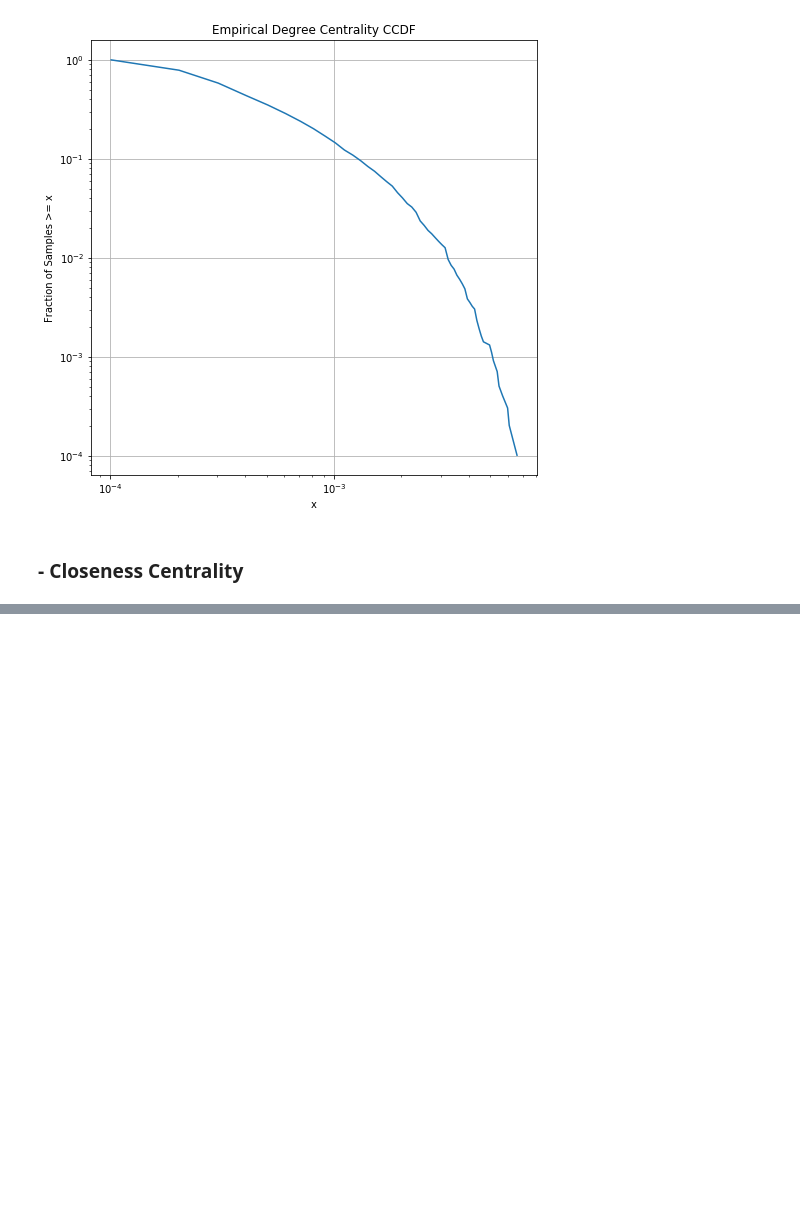
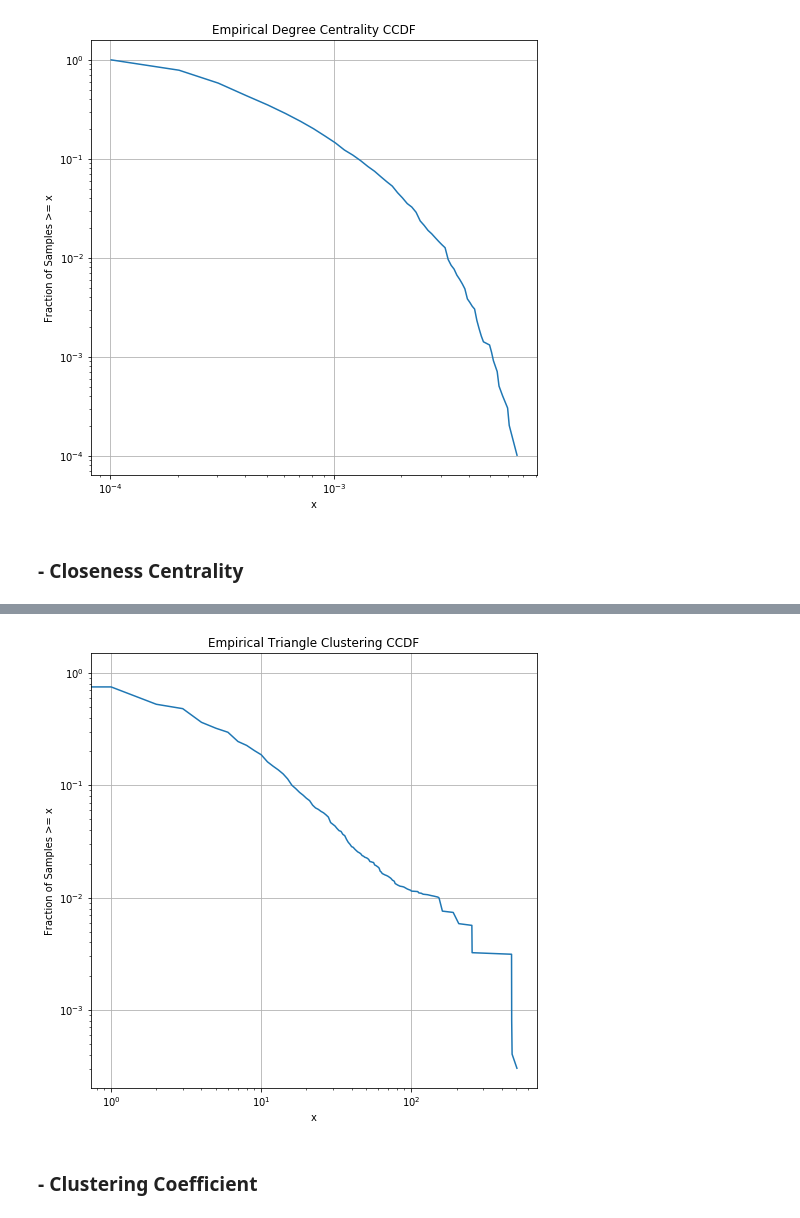
Before and after one commit to hieifn/redes-complexas, a Jupyter notebook: Trabalho1 - Redes Complexas.ipynb, the cells around one changed output, grey strips where cells are left out. Cells and saved outputs as stored; diff of their text form; code cells hidden in the pictures; blank space fills up the shorter version.

```diff
--- a/Trabalho1 - Redes Complexas.ipynb
+++ b/Trabalho1 - Redes Complexas.ipynb
@@ -349,0 +345,7 @@ array([0.40909, 0.     , 0.     , 0.     , 1.     , 0.     , 0.     ,
+# %%
+%%time
+n_nodes = 9877
+triangles = list()
+for source_node in np.random.choice(df_stats['Node'].unique(), size=n_nodes):
+    triangles.append(nx.triangles(G,source_node))
+triangles = np.around(np.array(triangles), decimals=5)
@@ -349,0 +369,6 @@ array([0.40909, 0.     , 0.     , 0.     , 1.     , 0.     , 0.     ,
+# %%
+empiricalCCDF("Triangle Clustering", "ColabData", triangles)
+# %% [output]
+[figure, added]
+# %% [markdown]
+### - Clustering Coefficient
```
Also changed, not shown: parts of 107 cells of this notebook, 15 other files.
